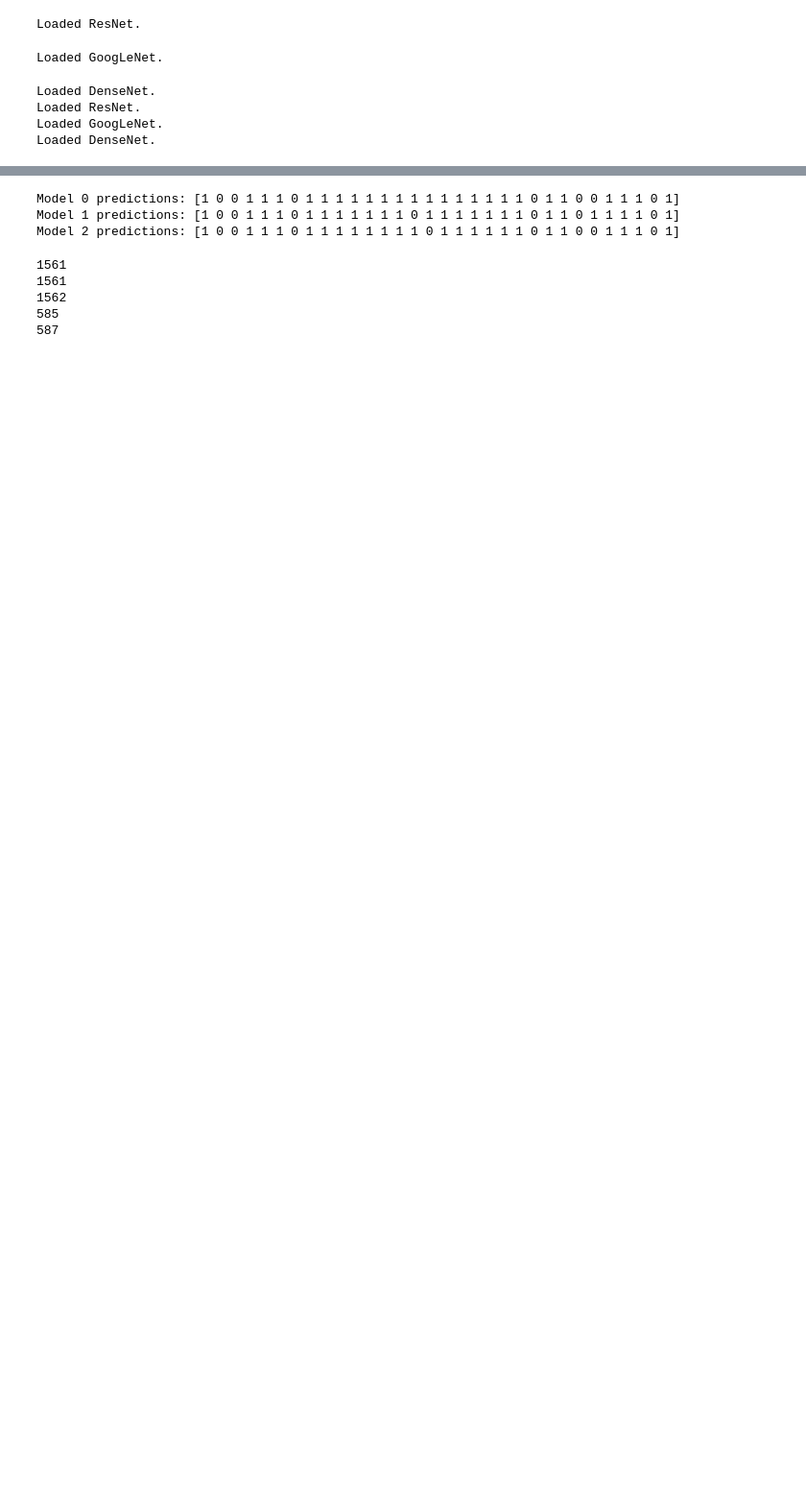
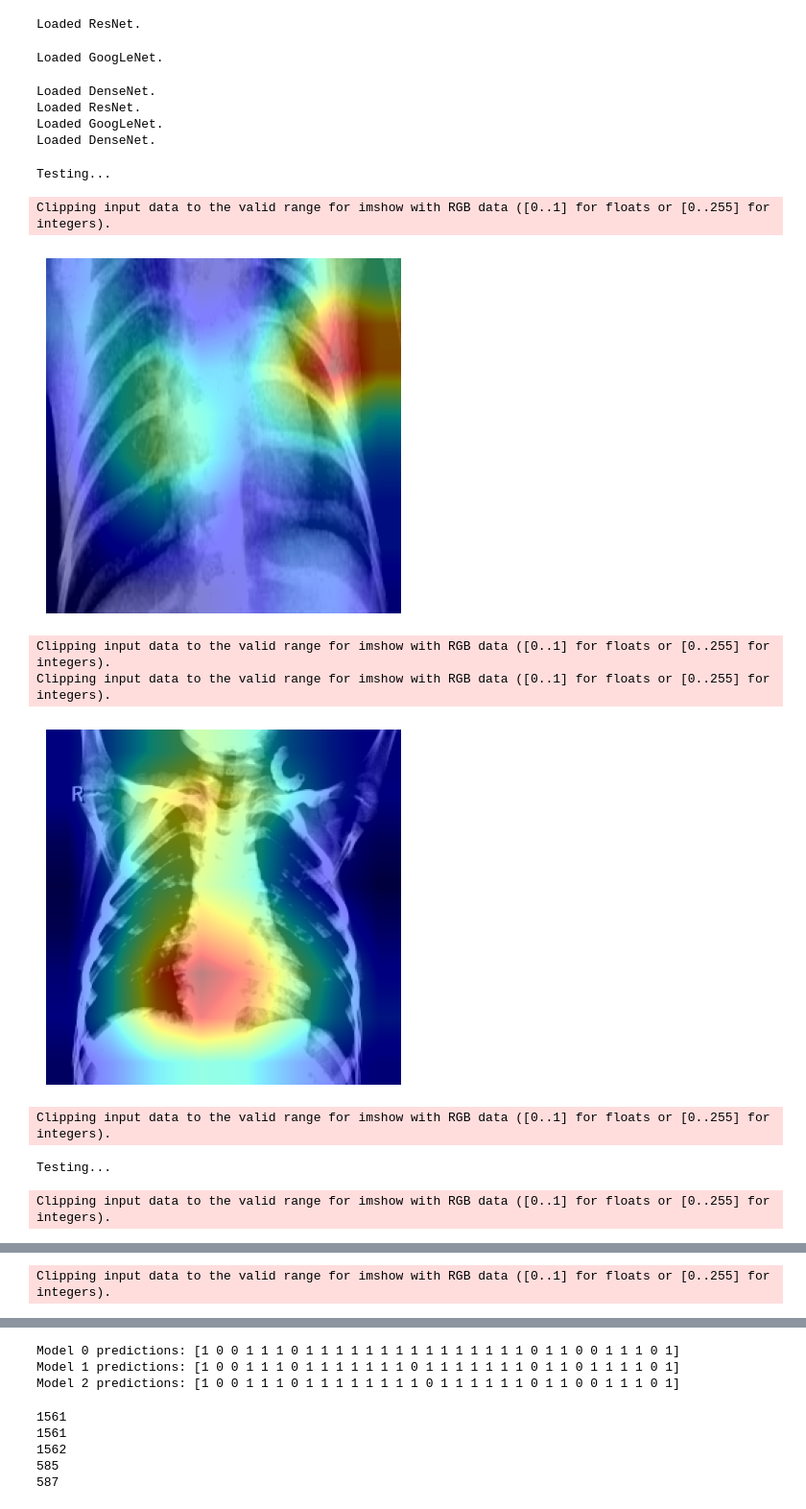
Before and after one commit to mvhhampek/d7047e, a Jupyter notebook: proj/main.ipynb, the cells around one changed output, grey strips where cells are left out. Shown at 96% size. Cells and saved outputs as stored; diff of their text form; code cells hidden in the pictures; blank space fills up the shorter version.

```diff
--- a/proj/main.ipynb
+++ b/proj/main.ipynb
@@ -185,7 +231,7 @@ def train_and_validate(nn, train_loader, val_loader, criterion, optimizer, num_e
 
 
 
-def test_model(nn, test_loader, display_cm = True, visualize_gradcam = False, target_layer_name = None) -> None:
+def test_model(nn, test_loader, display_cm = True) -> None:
     print("\rTesting...", end = "")
     nn.to(nn.device)
     nn.eval()
@@ -210,26 +256,6 @@ def test_model(nn, test_loader, display_cm = True, visualize_gradcam = False, ta
             all_predictions.extend(predicted.cpu().numpy())
             all_targets.extend(labels.cpu().numpy())
             all_probs.extend(probs.cpu().numpy())
-    if visualize_gradcam:
-        class_names = ["NORMAL", "PNEUMONIA"]
-        inputs.requires_grad = True  # Ensure gradients are enabled for inputs
-        target_layer = dict([*nn.named_modules()])[target_layer_name]
-        gradcam = compute_gradcam(nn, inputs, target_layer)
-
-        img = inputs.cpu().data.numpy()[0].transpose(1, 2, 0)
-        img = cv2.cvtColor(img, cv2.COLOR_RGB2BGR)
-        heatmap = cv2.applyColorMap(np.uint8(255 * gradcam), cv2.COLORMAP_JET)
-        heatmap = np.float32(heatmap) / 255
-        cam = heatmap + np.float32(img)
-        cam = cam / np.max(cam)
-
-        plt.imshow(cam)
-        if class_names:
-            plt.title(f"Label: {class_names[labels[0].item()]}")
-        else:
-            plt.title(f"Label: {labels[0].item()}")
-        plt.axis('off')
-        plt.show()
 
 
     # Compute evalulation metrics
@@ -615,0 +740,16 @@ Loaded DenseNet.
+# %%
+
+class_names=["NORMAL", "PNEUMONIA"]
+test_model2(ft_googlenet,test_loader=test_loader, visualize_gradcam=True, target_layer_name='inception5b', filename_prefix="googlenet")
+test_model2(ft_densenet,test_loader=test_loader, visualize_gradcam=True, target_layer_name='features.denseblock4.denselayer16', filename_prefix="densenet")
+test_model2(ft_resnet,test_loader=test_loader, visualize_gradcam=True, target_layer_name='layer4', filename_prefix="resnet")
+# %% [output]
+Testing...
+Clipping input data to the valid range for imshow with RGB data ([0..1] for floats or [0..255] for integers).
+[figure, added]
+Clipping input data to the valid range for imshow with RGB data ([0..1] for floats or [0..255] for integers).
+Clipping input data to the valid range for imshow with RGB data ([0..1] for floats or [0..255] for integers).
+[figure, added]
+Clipping input data to the valid range for imshow with RGB data ([0..1] for floats or [0..255] for integers).
+Testing...
+Clipping input data to the valid range for imshow with RGB data ([0..1] for floats or [0..255] for integers).
@@ -615,0 +760 @@ Loaded DenseNet.
+Clipping input data to the valid range for imshow with RGB data ([0..1] for floats or [0..255] for integers).
```
Also changed, not shown: parts of 5 cells of this notebook.
